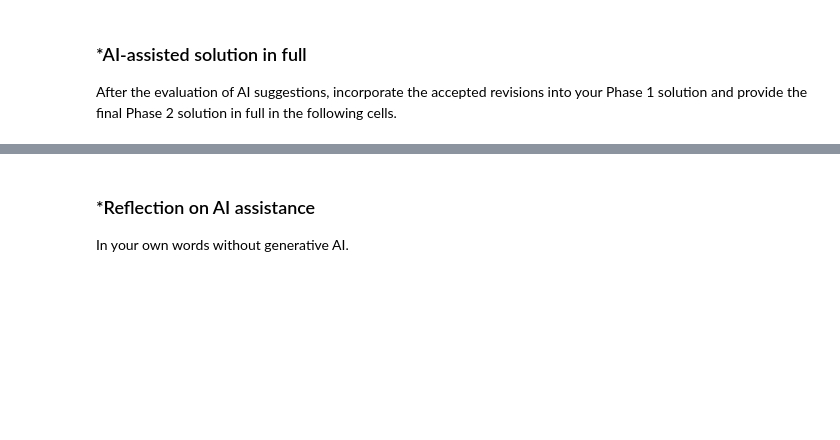
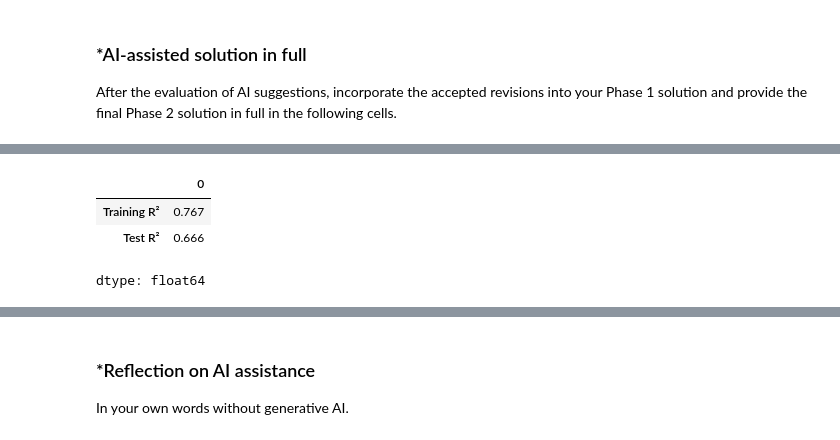
Before and after one commit to charlottemarieolexy-tech/A05-pca, a Jupyter notebook: A05.ipynb, the cells around one changed output, grey strips where cells are left out. Cells and saved outputs as stored; diff of their text form; code cells hidden in the pictures; blank space fills up the shorter version.

```diff
--- a/A05.ipynb
+++ b/A05.ipynb
@@ -213,0 +475,27 @@ After the evaluation of AI suggestions, incorporate the accepted revisions into
+# %%
+#Q2 - Finding Linear Regression R2
+def evaluate_model(model, X_train, X_test, y_train, y_test):
+    model.fit(X_train, y_train)
+
+    scores = pd.Series({
+        "Training R²": r2_score(
+            y_train, model.predict(X_train)
+        ),
+        "Test R²": r2_score(
+            y_test, model.predict(X_test)
+        )
+    })
+
+    return model, scores
+
+regression, scores = evaluate_model(
+    LinearRegression(),
+    X_train, X_test, y_train, y_test
+)
+
+display(scores.round(3))
+# %% [output]
+|  | 0 |
+| Training R² | 0.767 |
+| Test R² | 0.666 |
+dtype: float64
```
Also changed, not shown: parts of 21 cells of this notebook.
